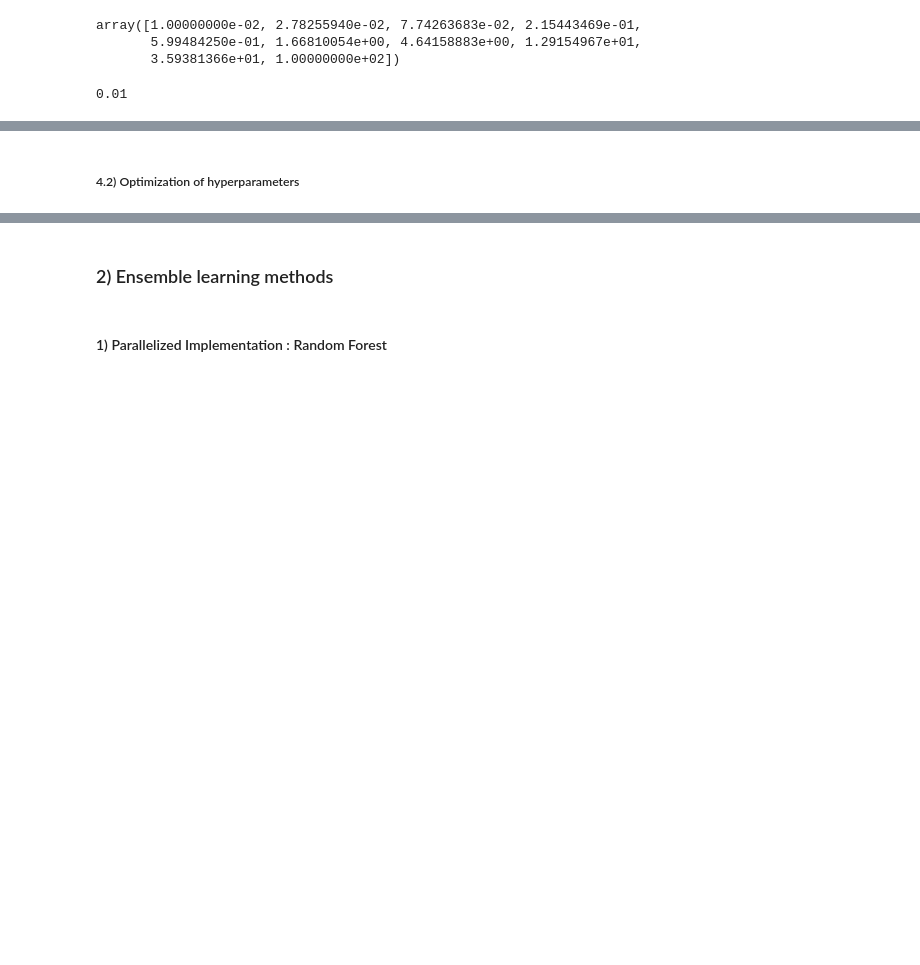
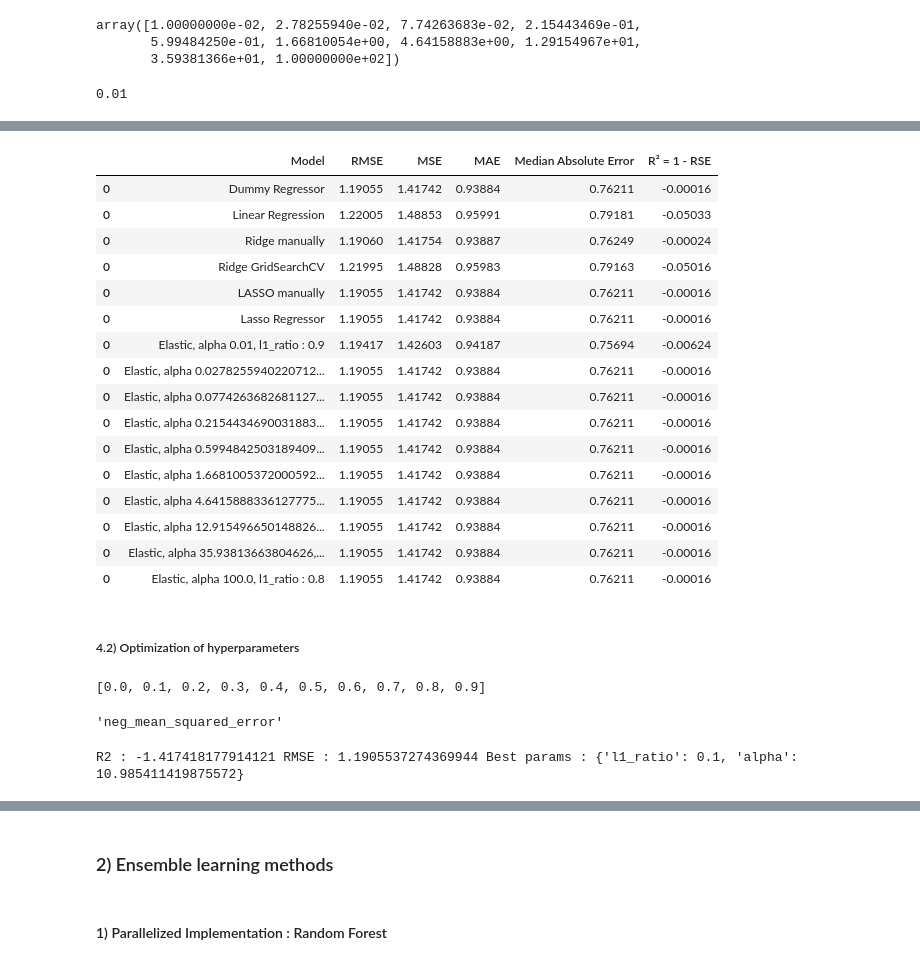
Before and after one commit to oumeima-elgharbi/P4_Data_Science_OpenClassrooms, a Jupyter notebook: P4_03_prediction.ipynb, the cells around one changed output, grey strips where cells are left out. Saved outputs shown, nothing was run; the diff lists cells and outputs as text; code cells hidden in the pictures; blank space fills up the shorter version.

```diff
--- a/P4_03_prediction.ipynb
+++ b/P4_03_prediction.ipynb
@@ -1308,2 +1237,73 @@ array([[0.79703851, 0.41558502, 0.85391973, 0.92687361, 0.58690251,
+# %%
+results
+# %% [output]
+|  | Model | RMSE | MSE | MAE | Median Absolute Error | R² = 1 - RSE |
+| 0 | Dummy Regressor | 1.19055 | 1.41742 | 0.93884 | 0.76211 | -0.00016 |
+| 0 | Linear Regression | 1.22005 | 1.48853 | 0.95991 | 0.79181 | -0.05033 |
+| 0 | Ridge manually | 1.19060 | 1.41754 | 0.93887 | 0.76249 | -0.00024 |
+| 0 | Ridge GridSearchCV | 1.21995 | 1.48828 | 0.95983 | 0.79163 | -0.05016 |
+| 0 | LASSO manually | 1.19055 | 1.41742 | 0.93884 | 0.76211 | -0.00016 |
+| 0 | Lasso Regressor | 1.19055 | 1.41742 | 0.93884 | 0.76211 | -0.00016 |
+| 0 | Elastic, alpha 0.01, l1_ratio : 0.9 | 1.19417 | 1.42603 | 0.94187 | 0.75694 | -0.00624 |
+| 0 | Elastic, alpha 0.0278255940220712... | 1.19055 | 1.41742 | 0.93884 | 0.76211 | -0.00016 |
+| 0 | Elastic, alpha 0.0774263682681127... | 1.19055 | 1.41742 | 0.93884 | 0.76211 | -0.00016 |
+| 0 | Elastic, alpha 0.2154434690031883... | 1.19055 | 1.41742 | 0.93884 | 0.76211 | -0.00016 |
+| 0 | Elastic, alpha 0.5994842503189409... | 1.19055 | 1.41742 | 0.93884 | 0.76211 | -0.00016 |
+| 0 | Elastic, alpha 1.6681005372000592... | 1.19055 | 1.41742 | 0.93884 | 0.76211 | -0.00016 |
+| 0 | Elastic, alpha 4.6415888336127775... | 1.19055 | 1.41742 | 0.93884 | 0.76211 | -0.00016 |
+| 0 | Elastic, alpha 12.915496650148826... | 1.19055 | 1.41742 | 0.93884 | 0.76211 | -0.00016 |
+| 0 | Elastic, alpha 35.93813663804626,... | 1.19055 | 1.41742 | 0.93884 | 0.76211 | -0.00016 |
+| 0 | Elastic, alpha 100.0, l1_ratio : 0.8 | 1.19055 | 1.41742 | 0.93884 | 0.76211 | -0.00016 |
 # %% [markdown]
 ##### 4.2) Optimization of hyperparameters
+# %%
+l1_ratio
+# %% [output]
+[0.0, 0.1, 0.2, 0.3, 0.4, 0.5, 0.6, 0.7, 0.8, 0.9]
+# %%
+scoring
+# %% [output]
+'neg_mean_squared_error'
+# %%
+from sklearn.model_selection import RandomizedSearchCV
+
+from sklearn.model_selection import KFold
+
+regressor = linear_model.ElasticNet()
+
+# Define the cross-validation generator
+cv_inner = KFold(
+    n_splits=10, # number of folds (default=5)
+    shuffle=True, # shuffle the data before splitting into batche
+    random_state=seed, # seeding the random number generator for shuffling
+)
+
+param_grid_elastic = [{
+    "alpha": np.logspace(-3, 3, 50), # penalty intensity (5 values between 10⁻³ and 10¹)
+    "l1_ratio": l1_ratio # mixing parameter for l1 and l2 penalties
+}]
+
+
+
+# Intenciation of RandomizedSearchCV object
+randomsearch = RandomizedSearchCV(
+    estimator=regressor,
+    param_distributions=param_grid_elastic, # choice of hyper-parameters to test
+    scoring="neg_mean_squared_error", # scoring method for regression
+    cv=cv_inner, # cross-validation generator
+    n_jobs=-1, # use all available cores (parallelization)
+    return_train_score=True, # to avoid a DeprecationWarning
+    n_iter=10, # number of combinations of hyper-parameters to try
+)
+
+
+# Call the RanddomizedSearch with Cross Validation using the chosen regressor
+randomsearch.fit(X_train, y_train)
+# Results
+y_pred_elastic = randomsearch.predict(X_test)
+R2_score = randomsearch.score(X_test, y_test)
+RMSE_score = np.sqrt(mean_squared_error(y_test, y_pred_elastic))
+
+print("R2 :", R2_score, "RMSE :", RMSE_score, "Best params :", randomsearch.best_params_)
+# %% [output]
+R2 : -1.417418177914121 RMSE : 1.1905537274369944 Best params : {'l1_ratio': 0.1, 'alpha': 10.985411419875572}
```
Also changed, not shown: parts of 45 cells of this notebook.
